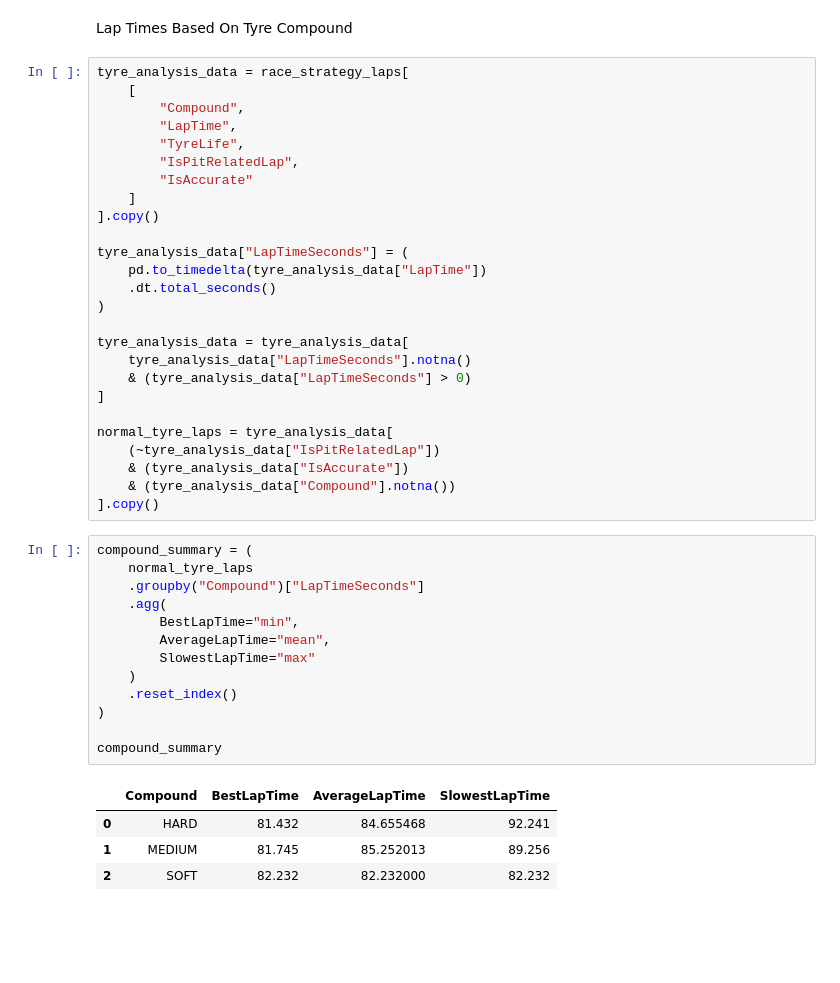
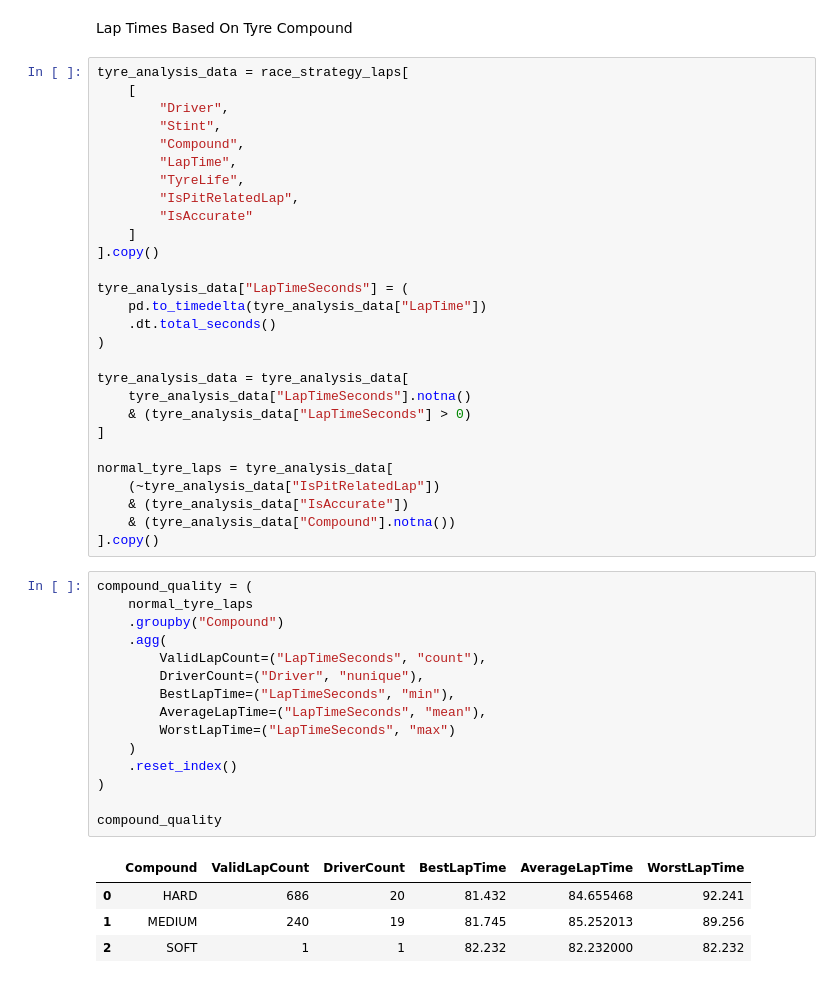
Before and after one commit to umutk11/f1-strategy-optimizer, a Jupyter notebook: notebooks/01_eda.ipynb, the cells around one changed output. Cells and saved outputs as stored; diff of their text form; blank space fills up the shorter version.

```diff
--- a/notebooks/01_eda.ipynb
+++ b/notebooks/01_eda.ipynb
@@ -680,6 +680,8 @@ Lap Times Based On Tyre Compound
 # %%
 tyre_analysis_data = race_strategy_laps[
     [
+        "Driver",
+        "Stint",
         "Compound",
         "LapTime",
         "TyreLife",
@@ -704,20 +706,22 @@ normal_tyre_laps = tyre_analysis_data[
     & (tyre_analysis_data["Compound"].notna())
 ].copy()
 # %%
-compound_summary = (
+compound_quality = (
     normal_tyre_laps
-    .groupby("Compound")["LapTimeSeconds"]
+    .groupby("Compound")
     .agg(
-        BestLapTime="min",
-        AverageLapTime="mean",
-        SlowestLapTime="max"
+        ValidLapCount=("LapTimeSeconds", "count"),
+        DriverCount=("Driver", "nunique"),
+        BestLapTime=("LapTimeSeconds", "min"),
+        AverageLapTime=("LapTimeSeconds", "mean"),
+        WorstLapTime=("LapTimeSeconds", "max")
     )
     .reset_index()
 )
 
-compound_summary
+compound_quality
 # %% [output]
-|  | Compound | BestLapTime | AverageLapTime | SlowestLapTime |
-| 0 | HARD | 81.432 | 84.655468 | 92.241 |
-| 1 | MEDIUM | 81.745 | 85.252013 | 89.256 |
-| 2 | SOFT | 82.232 | 82.232000 | 82.232 |
+|  | Compound | ValidLapCount | DriverCount | BestLapTime | AverageLapTime | WorstLapTime |
+| 0 | HARD | 686 | 20 | 81.432 | 84.655468 | 92.241 |
+| 1 | MEDIUM | 240 | 19 | 81.745 | 85.252013 | 89.256 |
+| 2 | SOFT | 1 | 1 | 82.232 | 82.232000 | 82.232 |
```
Also changed, not shown: parts of 28 cells of this notebook, 2 other files.
